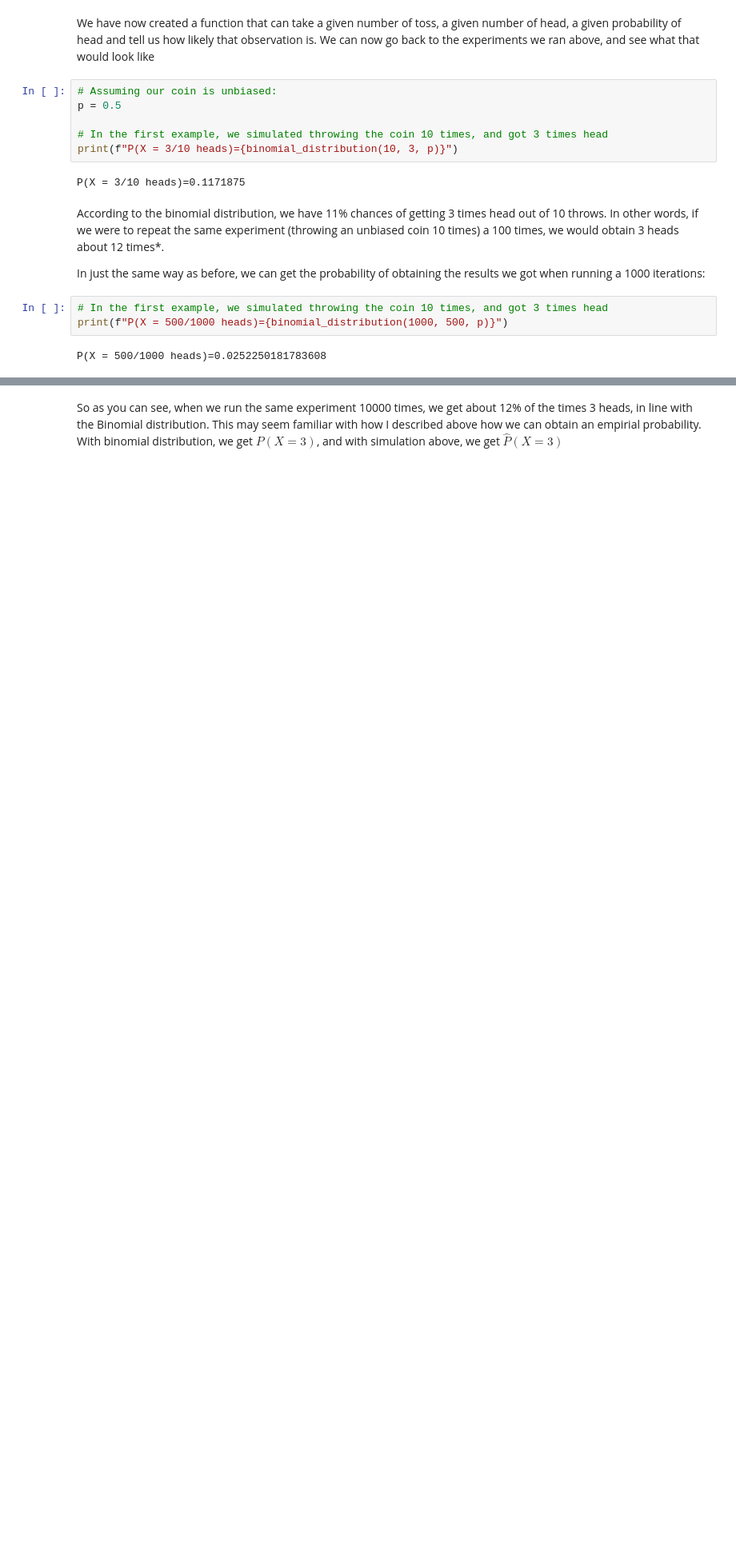
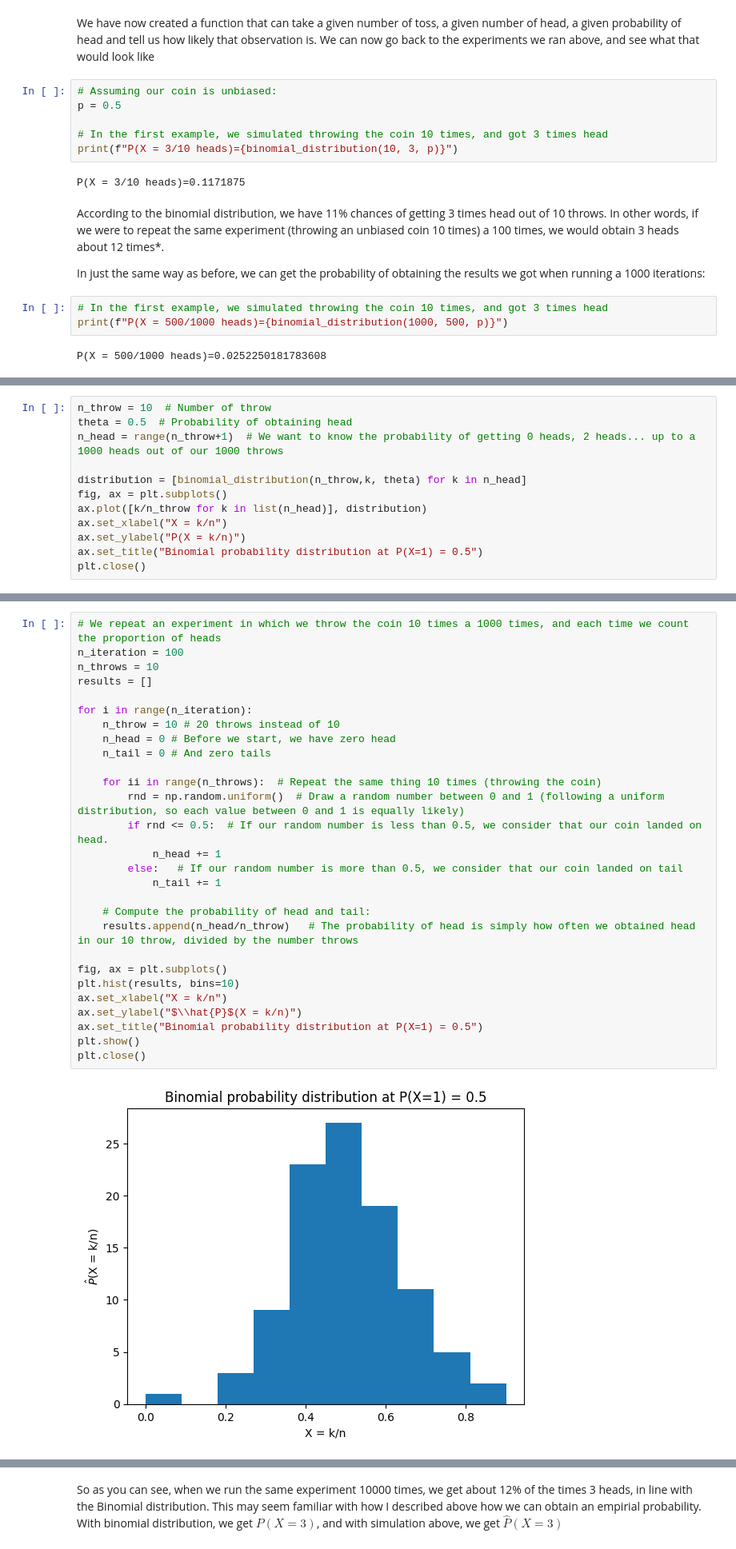
Before and after one commit to AlexLepauvre/variation_laplace_for_dummies, a Jupyter notebook: VariationalLaplaceForDummies/_build/html/_sources/BayesianStatistics.ipynb, the cells around one changed output, grey strips where cells are left out. Shown at 80% size. Saved outputs shown, nothing was run; the diff lists cells and outputs as text; blank space fills up the shorter version.

```diff
--- a/VariationalLaplaceForDummies/_build/html/_sources/BayesianStatistics.ipynb
+++ b/VariationalLaplaceForDummies/_build/html/_sources/BayesianStatistics.ipynb
@@ -403,0 +452,12 @@ Error:
+# %%
+n_throw = 10  # Number of throw
+theta = 0.5  # Probability of obtaining head
+n_head = range(n_throw+1)  # We want to know the probability of getting 0 heads, 2 heads... up to a 1000 heads out of our 1000 throws
+
+distribution = [binomial_distribution(n_throw,k, theta) for k in n_head]
+fig, ax = plt.subplots()
+ax.plot([k/n_throw for k in list(n_head)], distribution)
+ax.set_xlabel("X = k/n")
+ax.set_ylabel("P(X = k/n)")
+ax.set_title("Binomial probability distribution at P(X=1) = 0.5")
+plt.close()
@@ -403,0 +469,30 @@ Error:
+# %%
+# We repeat an experiment in which we throw the coin 10 times a 1000 times, and each time we count the proportion of heads
+n_iteration = 100
+n_throws = 10
+results = []
+
+for i in range(n_iteration):
+    n_throw = 10 # 20 throws instead of 10
+    n_head = 0 # Before we start, we have zero head
+    n_tail = 0 # And zero tails
+
+    for ii in range(n_throws):  # Repeat the same thing 10 times (throwing the coin)
+        rnd = np.random.uniform()  # Draw a random number between 0 and 1 (following a uniform distribution, so each value between 0 and 1 is equally likely)
+        if rnd <= 0.5:  # If our random number is less than 0.5, we consider that our coin landed on head.
+            n_head += 1
+        else:   # If our random number is more than 0.5, we consider that our coin landed on tail
+            n_tail += 1
+
+    # Compute the probability of head and tail:
+    results.append(n_head/n_throw)   # The probability of head is simply how often we obtained head in our 10 throw, divided by the number throws
+
+fig, ax = plt.subplots()
+plt.hist(results, bins=10)
+ax.set_xlabel("X = k/n")
+ax.set_ylabel("$\\hat{P}$(X = k/n)")
+ax.set_title("Binomial probability distribution at P(X=1) = 0.5")
+plt.show()
+plt.close()
+# %% [output]
+[figure, added]
```
Also changed, not shown: parts of 33 cells of this notebook, 13 other files.
